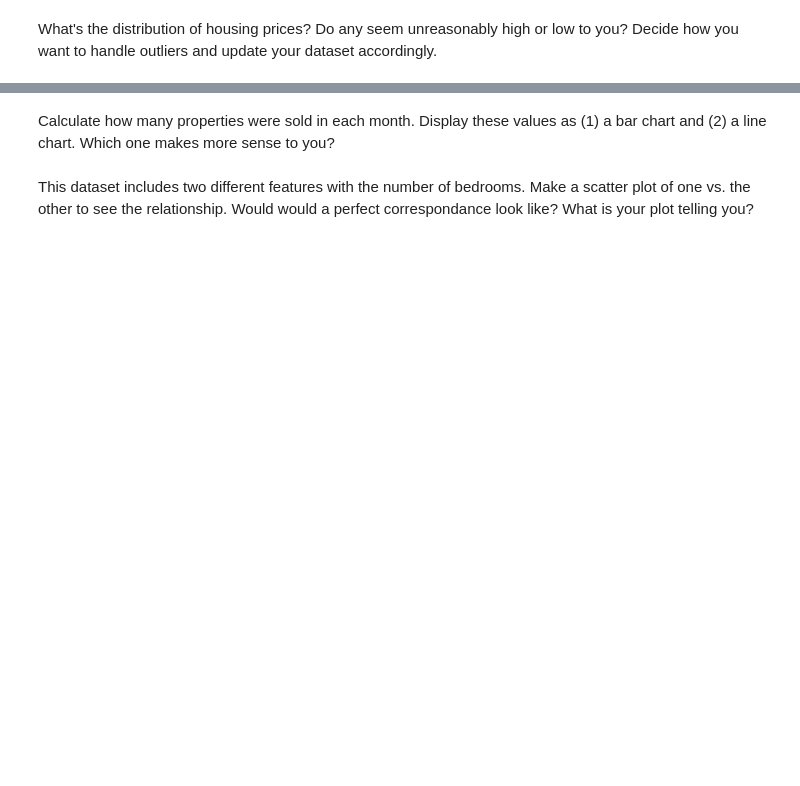
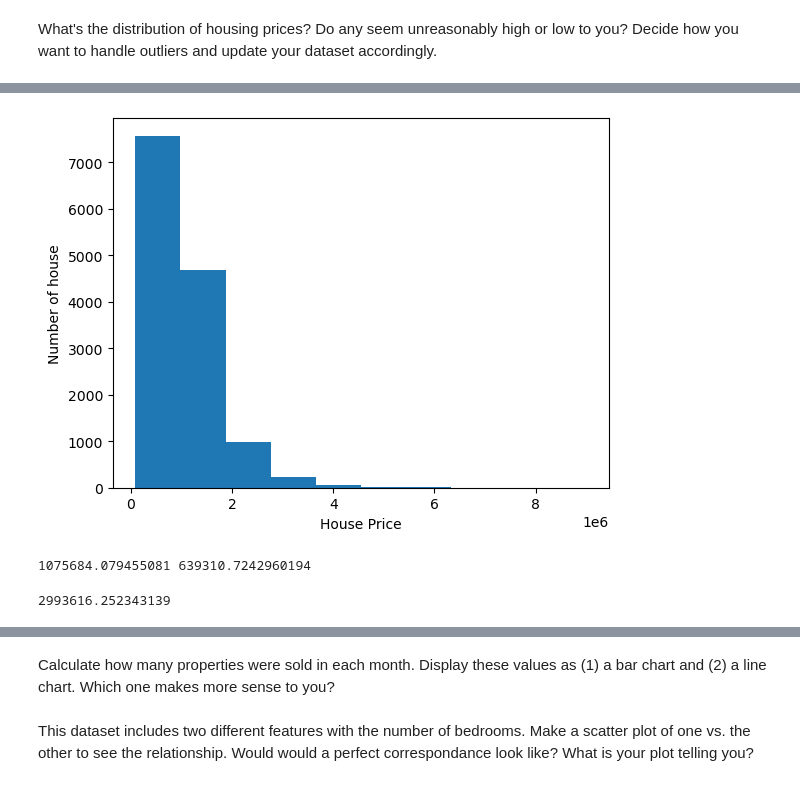
Before and after one commit to thanhvu911/machine-learning, a Jupyter notebook: Lecture 2 - Data exploration activity.ipynb, the cells around one changed output, grey strips where cells are left out. Saved outputs shown, nothing was run; the diff lists cells and outputs as text; code cells hidden in the pictures; blank space fills up the shorter version.

```diff
--- a/Lecture 2 - Data exploration activity.ipynb
+++ b/Lecture 2 - Data exploration activity.ipynb
@@ -46,3 +175,7 @@ Use the Pandas package and the dataset documentation to answer some basic questi
 # Data Exploration
 # %% [markdown]
 Decide how to handle the missing values you identified in the last part.
+# %%
+#remove columns
+to_drop = ['BuildingArea', 'YearBuilt', 'CouncilArea']
+clean_data = raw_data.drop(columns=to_drop)
@@ -48,0 +203,3 @@ Decide how to handle the missing values you identified in the last part.
+# %%
+missing_car = clean_data['Car'].isna()
+clean_data.loc[missing_car]
@@ -48,0 +220,4 @@ Decide how to handle the missing values you identified in the last part.
+# %%
+car_median = clean_data.loc[~missing_car]['Car'].median()
+# %%
+clean_data.loc[missing_car, 'Car'] = car_median
@@ -50,0 +242,21 @@ What's the distribution of housing prices? Do any seem unreasonably high or low
+# %%
+plt.hist(clean_data['Price'])
+plt.xlabel('House Price')
+plt.ylabel('Number of house')
+plt.show()
+# %% [output]
+[figure, added]
+# %%
+price = clean_data['Price']
+
+p_mean = price.mean()
+p_sd = price.std()
+
+print(p_mean,p_sd)
+# %% [output]
+1075684.079455081 639310.7242960194
+# %%
+print(p_mean + 3 * p_sd)
+p_cutoff = p_mean + 3 * p_sd
+# %% [output]
+2993616.252343139
```
Also changed, not shown: parts of 23 cells of this notebook.
